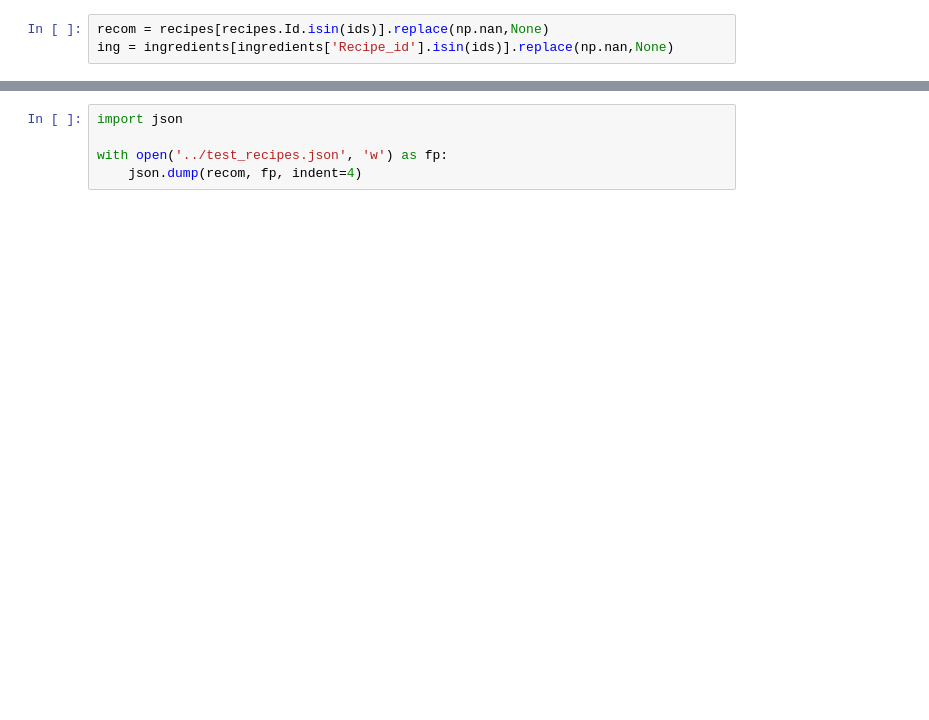
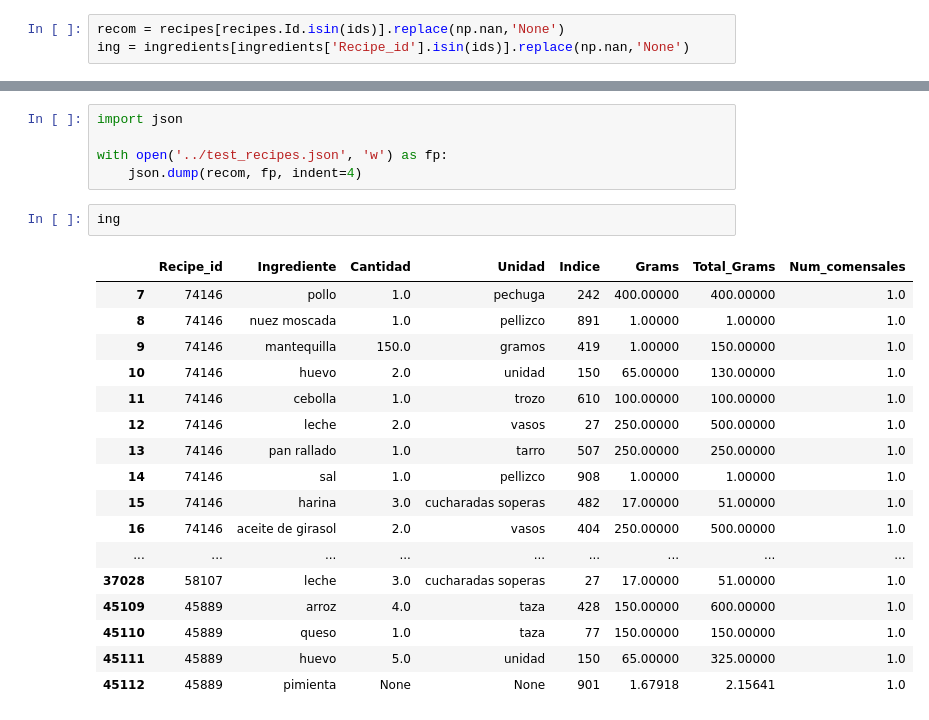
Before and after one commit to Shenia23/mangio, a Jupyter notebook: notebooks/Untitled1.ipynb, the cells around one changed output, grey strips where cells are left out. Drawn from its saved outputs; the diff is of its cells as text; blank space fills up the shorter version.

```diff
--- a/notebooks/Untitled1.ipynb
+++ b/notebooks/Untitled1.ipynb
@@ -12,4 +12,4 @@ wanted_columns = ['Id','Categoria','Nombre','Dificultad','Tipo']
 macros = ['energia','grasa','proteina','fibra','carbohidratos','Recipe_id']
 # %%
-recom = recipes[recipes.Id.isin(ids)].replace(np.nan,None)
-ing = ingredients[ingredients['Recipe_id'].isin(ids)].replace(np.nan,None)
+recom = recipes[recipes.Id.isin(ids)].replace(np.nan,'None')
+ing = ingredients[ingredients['Recipe_id'].isin(ids)].replace(np.nan,'None')
@@ -47,3 +63,23 @@ import json
 
 with open('../test_recipes.json', 'w') as fp:
     json.dump(recom, fp, indent=4)
+# %%
+ing
+# %% [output]
+|  | Recipe_id | Ingrediente | Cantidad | Unidad | Indice | Grams | Total_Grams | Num_comensales |
+| 7 | 74146 | pollo | 1.0 | pechuga | 242 | 400.00000 | 400.00000 | 1.0 |
+| 8 | 74146 | nuez moscada | 1.0 | pellizco | 891 | 1.00000 | 1.00000 | 1.0 |
+| 9 | 74146 | mantequilla | 150.0 | gramos | 419 | 1.00000 | 150.00000 | 1.0 |
+| 10 | 74146 | huevo | 2.0 | unidad | 150 | 65.00000 | 130.00000 | 1.0 |
+| 11 | 74146 | cebolla | 1.0 | trozo | 610 | 100.00000 | 100.00000 | 1.0 |
+| 12 | 74146 | leche | 2.0 | vasos | 27 | 250.00000 | 500.00000 | 1.0 |
+| 13 | 74146 | pan rallado | 1.0 | tarro | 507 | 250.00000 | 250.00000 | 1.0 |
+| 14 | 74146 | sal | 1.0 | pellizco | 908 | 1.00000 | 1.00000 | 1.0 |
+| 15 | 74146 | harina | 3.0 | cucharadas soperas | 482 | 17.00000 | 51.00000 | 1.0 |
+| 16 | 74146 | aceite de girasol | 2.0 | vasos | 404 | 250.00000 | 500.00000 | 1.0 |
+| ... | ... | ... | ... | ... | ... | ... | ... | ... |
+| 37028 | 58107 | leche | 3.0 | cucharadas soperas | 27 | 17.00000 | 51.00000 | 1.0 |
+| 45109 | 45889 | arroz | 4.0 | taza | 428 | 150.00000 | 600.00000 | 1.0 |
+| 45110 | 45889 | queso | 1.0 | taza | 77 | 150.00000 | 150.00000 | 1.0 |
+| 45111 | 45889 | huevo | 5.0 | unidad | 150 | 65.00000 | 325.00000 | 1.0 |
+| 45112 | 45889 | pimienta | None | None | 901 | 1.67918 | 2.15641 | 1.0 |
```
Also changed, not shown: parts of 5 cells of this notebook, 11 other files.
